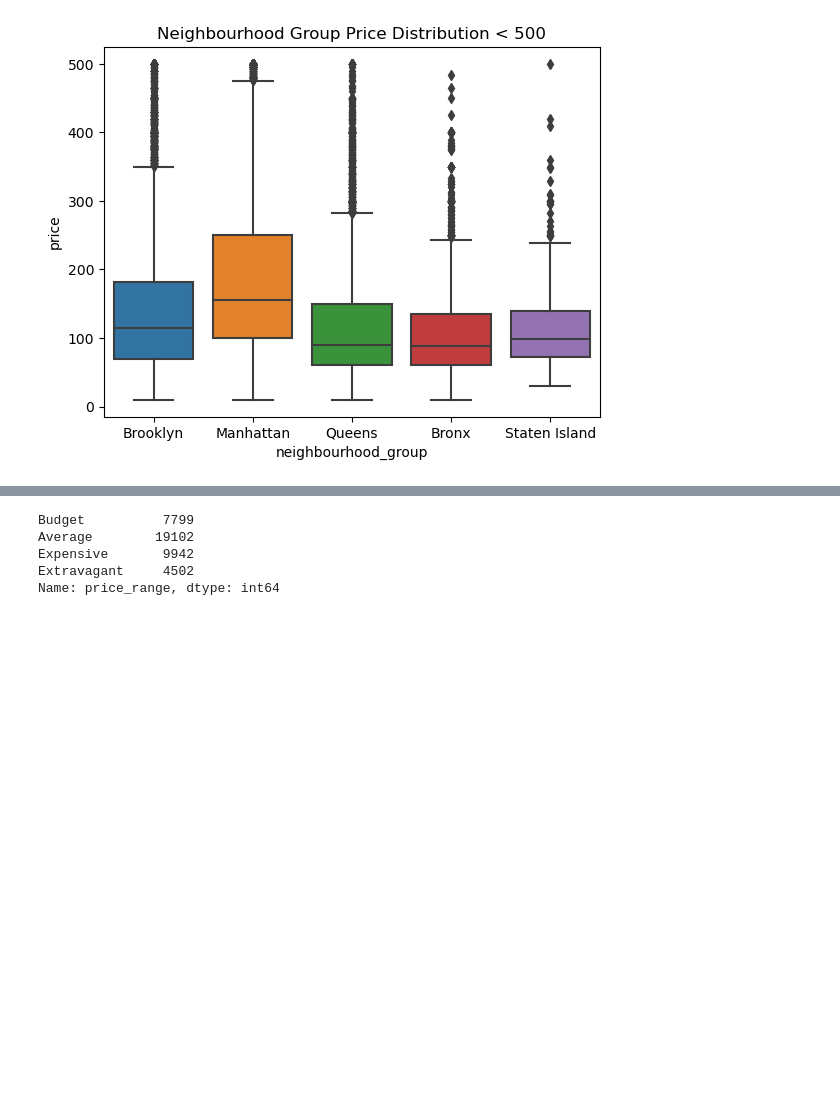
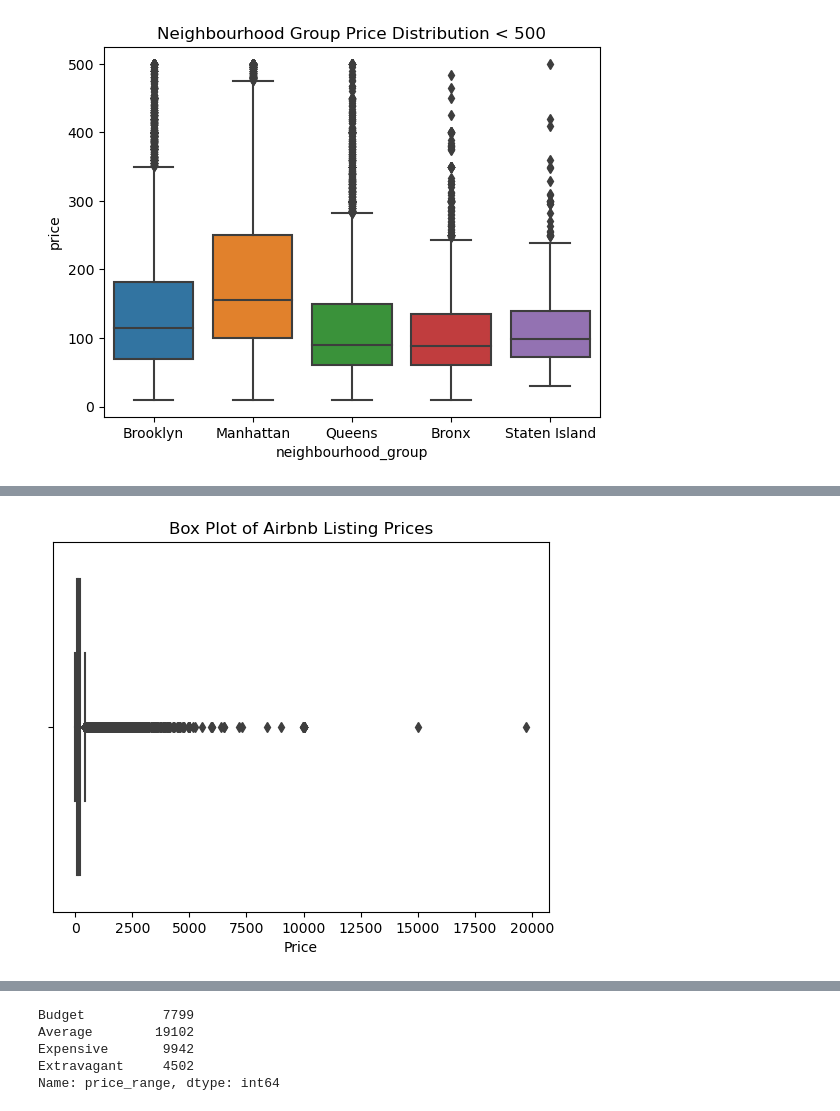
Before and after one commit to n-altawam/Sprinboard, a Jupyter notebook: Capstone 2/EDA.ipynb, the cells around one changed output, grey strips where cells are left out. Saved outputs shown, nothing was run; the diff lists cells and outputs as text; code cells hidden in the pictures; blank space fills up the shorter version.

```diff
--- a/Capstone 2/EDA.ipynb
+++ b/Capstone 2/EDA.ipynb
@@ -96,0 +145,2 @@ plt.show()
+# %%
+df = df.drop(df[df.price >= 20000].index)
@@ -96,0 +154,12 @@ plt.show()
+# %%
+import seaborn as sns
+
+# plot box plot of price distribution
+sns.boxplot(x=df['price'])
+
+# add labels and title to the plot
+plt.xlabel('Price')
+plt.title('Box Plot of Airbnb Listing Prices')
+plt.show()
+# %% [output]
+[figure, added]
```
Also changed, not shown: parts of 19 cells of this notebook.
